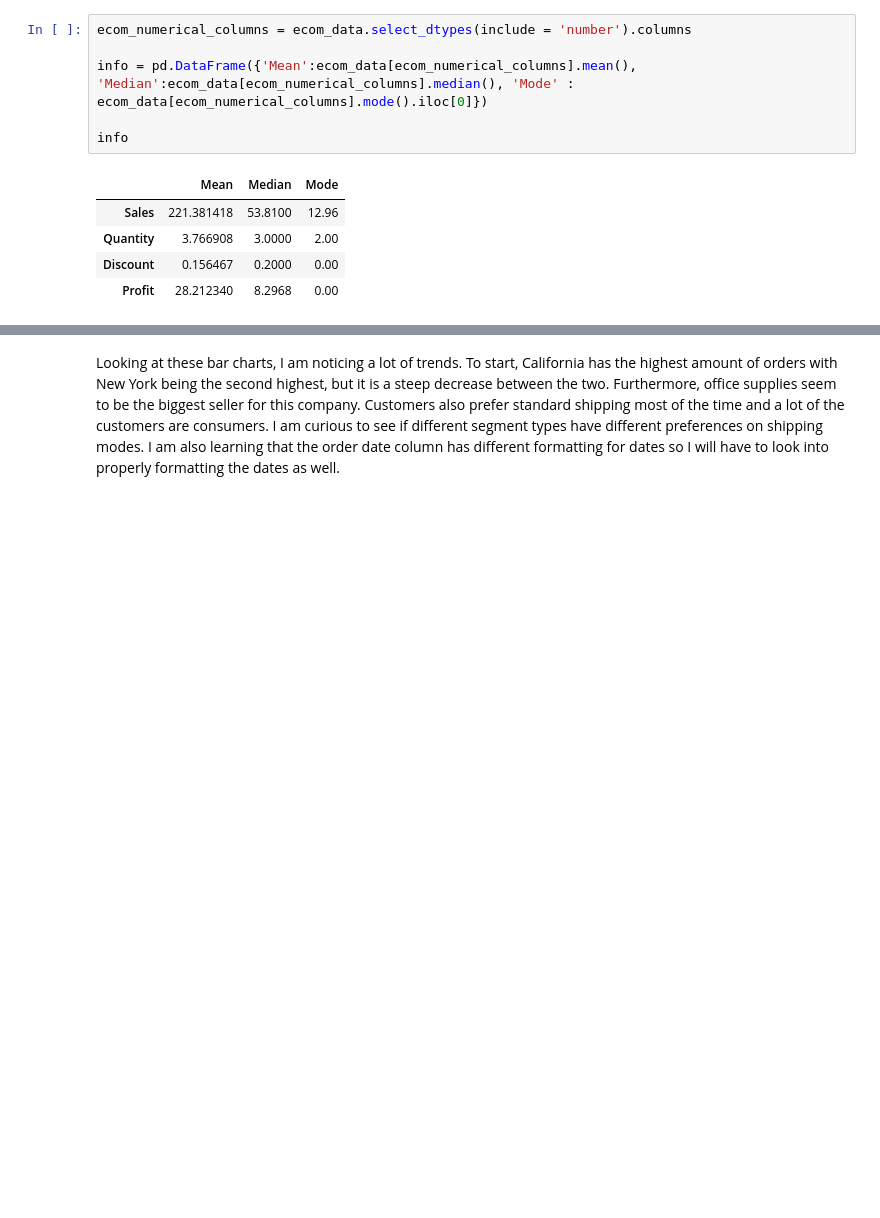
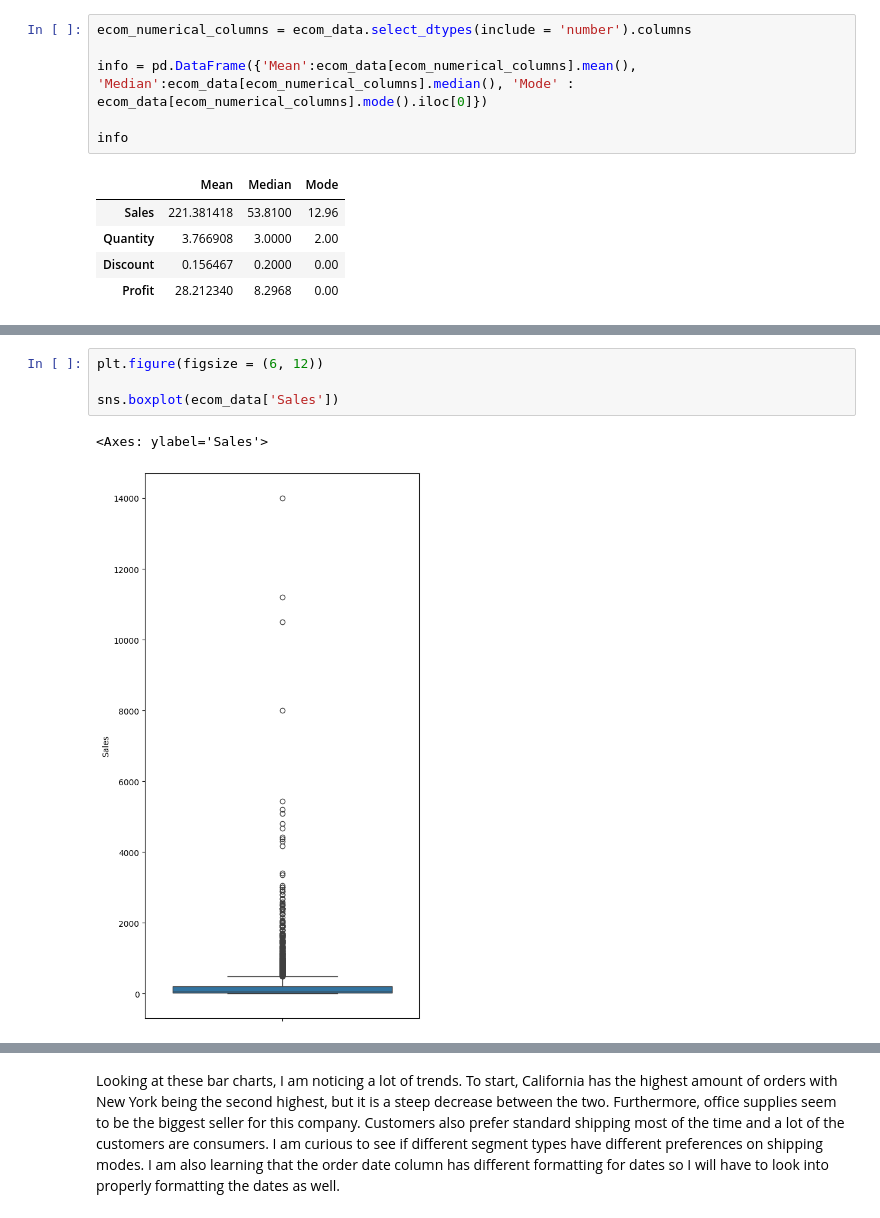
Before and after one commit to eghatzis0527/DX699---HW-Assignments, a Jupyter notebook: OMDS-ModB2-Week4-Hatzis-Eleni.ipynb, the cells around one changed output, grey strips where cells are left out. Drawn from its saved outputs; the diff is of its cells as text; blank space fills up the shorter version.

```diff
--- a/OMDS-ModB2-Week4-Hatzis-Eleni.ipynb
+++ b/OMDS-ModB2-Week4-Hatzis-Eleni.ipynb
@@ -122,0 +135,7 @@ The last thing I will be looking into for this dataset for now is the bar plot d
+# %%
+plt.figure(figsize = (6, 12))
+
+sns.boxplot(ecom_data['Sales'])
+# %% [output]
+<Axes: ylabel='Sales'>
+[figure, added]
```
Also changed, not shown: parts of 7 cells of this notebook.
